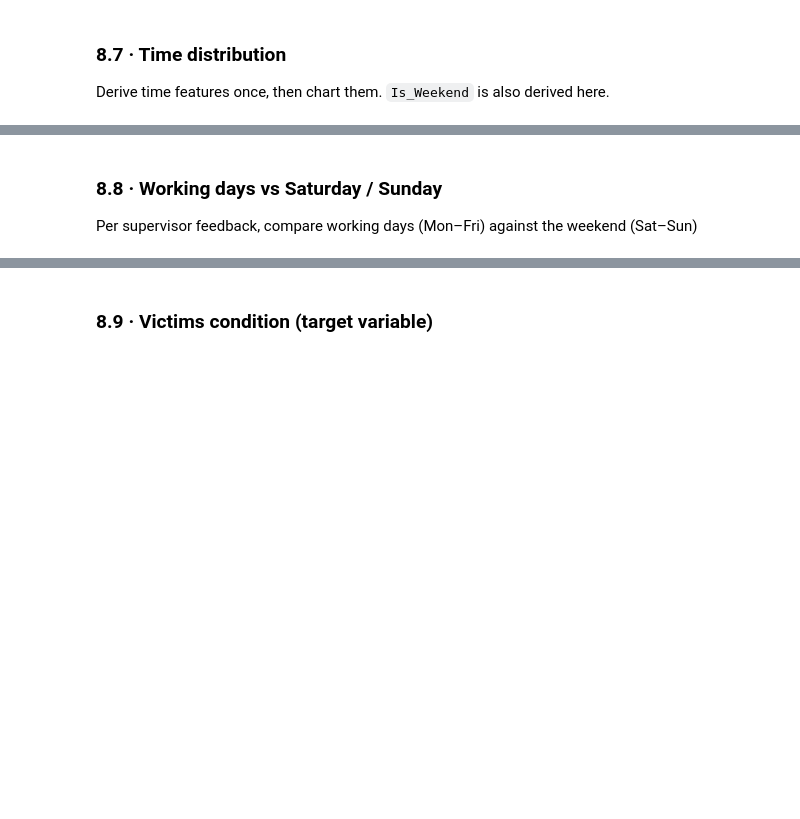
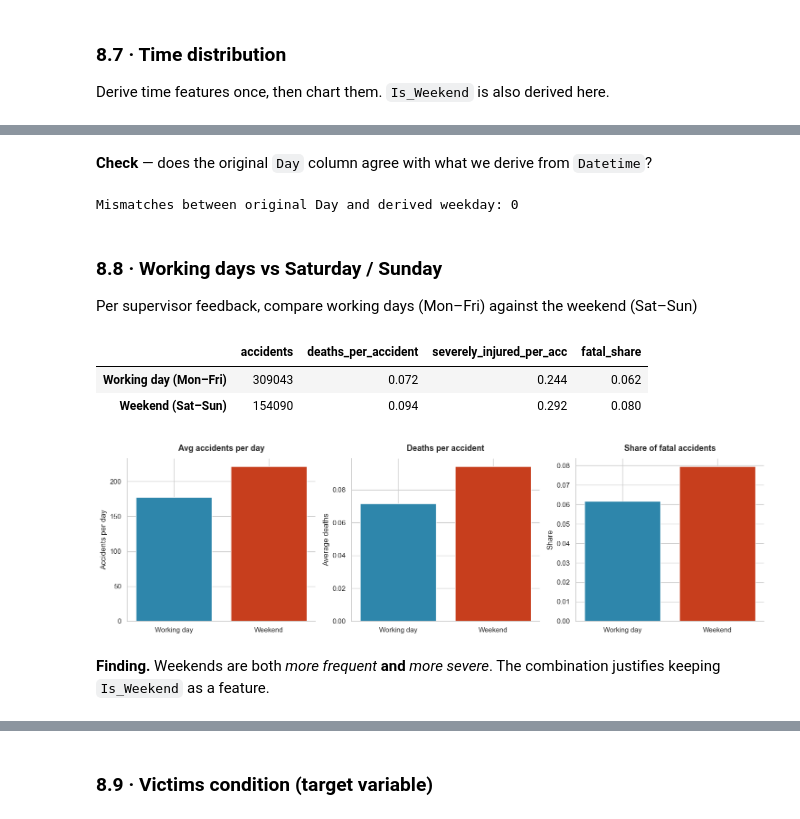
Before and after one commit to Aang1214/Dissertation, a Jupyter notebook: PollishedEDA.ipynb, the cells around one changed output, grey strips where cells are left out. Saved outputs shown, nothing was run; the diff lists cells and outputs as text; code cells hidden in the pictures; blank space fills up the shorter version.

```diff
--- a/PollishedEDA.ipynb
+++ b/PollishedEDA.ipynb
@@ -444,4 +514,51 @@ Derive time features once, then chart them. `Is_Weekend` is also derived here.
+# %% [markdown]
+**Check** — does the original `Day` column agree with what we derive from `Datetime`?
+# %%
+df['Derived_Day'] = df['Datetime'].dt.day_name().str.lower()
+mismatches = (df['Derived_Day'] != df['Day']).sum()
+print(f"Mismatches between original Day and derived weekday: {mismatches}")
+# %% [output]
+Mismatches between original Day and derived weekday: 0
 # %% [markdown]
 ### 8.8 · Working days vs Saturday / Sunday
 
 Per supervisor feedback, compare working days (Mon–Fri) against the weekend (Sat–Sun)
+# %%
+per_day = df.groupby(df['Datetime'].dt.normalize()).size()
+
+avg_weekday = per_day[per_day.index.dayofweek < 5].mean()
+avg_weekend = per_day[per_day.index.dayofweek >= 5].mean()
+
+# Severity by group
+severity = df.groupby('Is_Weekend').agg(
+    accidents                 = ('Deaths', 'size'),
+    deaths_per_accident       = ('Deaths', 'mean'),
+    severely_injured_per_acc  = ('Severely_Injured', 'mean'),
+    fatal_share               = ('Deaths', lambda x: (x > 0).mean()),
+)
+severity.index = ['Working day (Mon–Fri)', 'Weekend (Sat–Sun)']
+severity
+# %% [output]
+|  | accidents | deaths_per_accident | severely_injured_per_acc | fatal_share |
+| Working day (Mon–Fri) | 309043 | 0.072 | 0.244 | 0.062 |
+| Weekend (Sat–Sun) | 154090 | 0.094 | 0.292 | 0.080 |
+# %%
+labels  = ['Working day', 'Weekend']
+colors  = [PALETTE['primary'], PALETTE['danger']]
+
+fig, axes = plt.subplots(1, 3, figsize=(15, 4.5))
+
+axes[0].bar(labels, [avg_weekday, avg_weekend], color=colors, edgecolor='white')
+axes[0].set(title='Avg accidents per day', ylabel='Accidents per day')
+
+axes[1].bar(labels, severity['deaths_per_accident'].values, color=colors, edgecolor='white')
+axes[1].set(title='Deaths per accident', ylabel='Average deaths')
+
+axes[2].bar(labels, severity['fatal_share'].values, color=colors, edgecolor='white')
+axes[2].set(title='Share of fatal accidents', ylabel='Share')
+
+plt.tight_layout(); plt.show()
+# %% [output]
+[figure, added]
+# %% [markdown]
+**Finding.** Weekends are both *more frequent* **and** *more severe*. The combination justifies keeping `Is_Weekend` as a feature.
```
Also changed, not shown: parts of 40 cells of this notebook, 1 other file.
